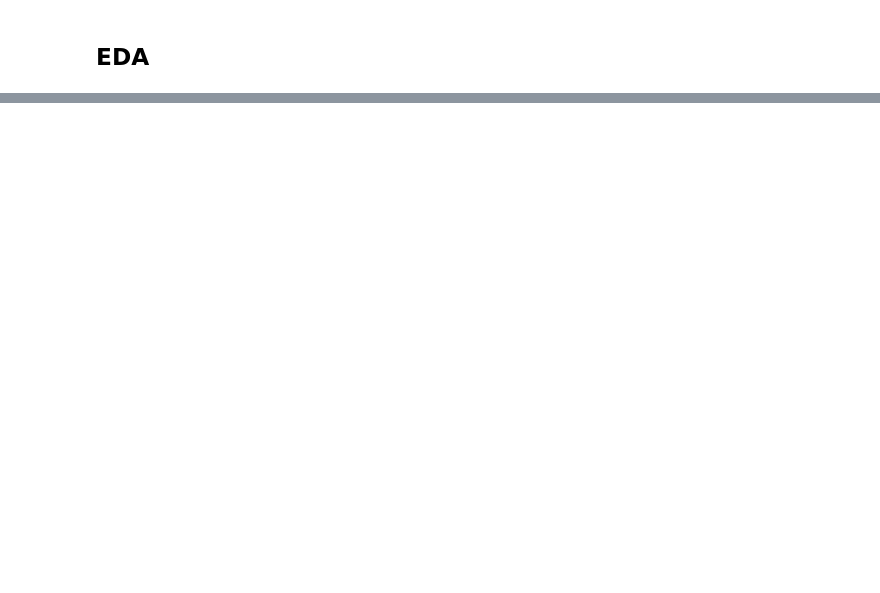
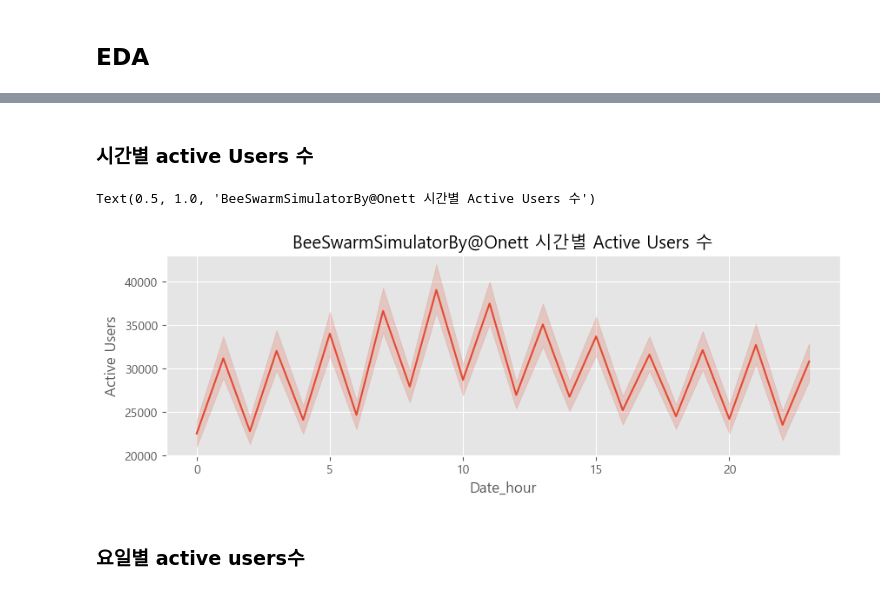
Before and after one commit to jiin124/Roblox_games_data_analysis, a Jupyter notebook: EDA1.ipynb, the cells around one changed output, grey strips where cells are left out. Cells and saved outputs as stored; diff of their text form; code cells hidden in the pictures; blank space fills up the shorter version.

```diff
--- a/EDA1.ipynb
+++ b/EDA1.ipynb
@@ -116,0 +236,11 @@ memory usage: 22.8+ MB
+# %% [markdown]
+### 시간별 active Users 수
+# %%
+plt.figure(figsize=(10,3))
+sns.lineplot(bs,x='Date_hour',y='Active Users')
+plt.title('BeeSwarmSimulatorBy@Onett 시간별 Active Users 수')
+# %% [output]
+Text(0.5, 1.0, 'BeeSwarmSimulatorBy@Onett 시간별 Active Users 수')
+[figure, added]
+# %% [markdown]
+### 요일별 active users수
```
Also changed, not shown: parts of 34 cells of this notebook.
